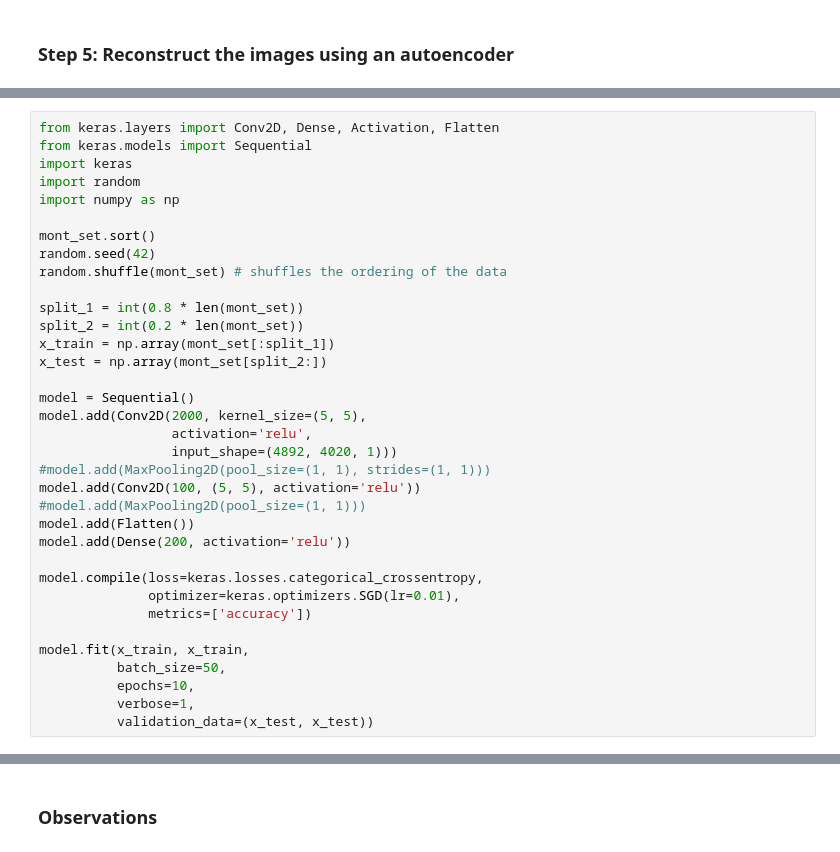
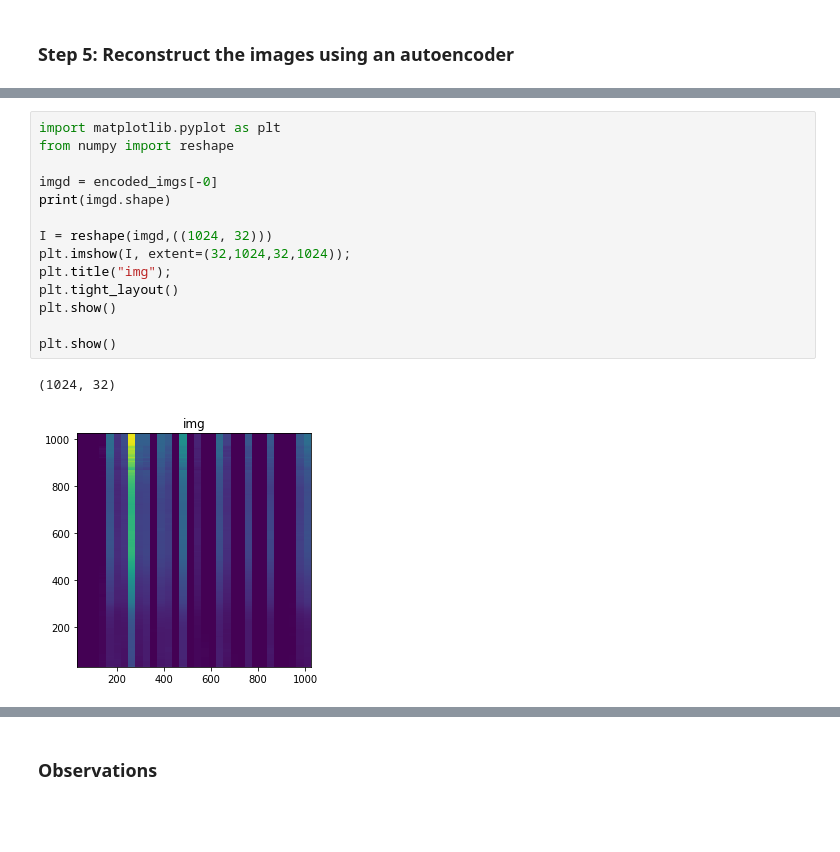
Before and after one commit to JonathanFeenstra/tuberculosis-elm-classifier, a Jupyter notebook: tuberculosis_classifier.ipynb, the cells around one changed output, grey strips where cells are left out. Drawn from its saved outputs; the diff is of its cells as text; blank space fills up the shorter version.

```diff
--- a/tuberculosis_classifier.ipynb
+++ b/tuberculosis_classifier.ipynb
@@ -307,35 +303,17 @@ plt.show()
-# %%
-from keras.layers import Conv2D, Dense, Activation, Flatten
-from keras.models import Sequential
-import keras
-import random
-import numpy as np
-
-mont_set.sort()
-random.seed(42)
-random.shuffle(mont_set) # shuffles the ordering of the data
-
-split_1 = int(0.8 * len(mont_set))
-split_2 = int(0.2 * len(mont_set))
-x_train = np.array(mont_set[:split_1])
-x_test = np.array(mont_set[split_2:])
-
-model = Sequential()
-model.add(Conv2D(2000, kernel_size=(5, 5),
-                 activation='relu',
-                 input_shape=(4892, 4020, 1)))
-#model.add(MaxPooling2D(pool_size=(1, 1), strides=(1, 1)))
-model.add(Conv2D(100, (5, 5), activation='relu'))
-#model.add(MaxPooling2D(pool_size=(1, 1)))
-model.add(Flatten())
-model.add(Dense(200, activation='relu'))
-
-model.compile(loss=keras.losses.categorical_crossentropy,
-              optimizer=keras.optimizers.SGD(lr=0.01),
-              metrics=['accuracy'])
-
-model.fit(x_train, x_train,
-          batch_size=50,
-          epochs=10,
-          verbose=1,
-          validation_data=(x_test, x_test))
+# %%
+import matplotlib.pyplot as plt
+from numpy import reshape
+
+imgd = encoded_imgs[-0]
+print(imgd.shape)
+
+I = reshape(imgd,((1024, 32)))
+plt.imshow(I, extent=(32,1024,32,1024));
+plt.title("img");
+plt.tight_layout()
+plt.show()
+
+plt.show()
+# %% [output]
+(1024, 32)
+[figure, added]
```
Also changed, not shown: parts of 9 cells of this notebook.
